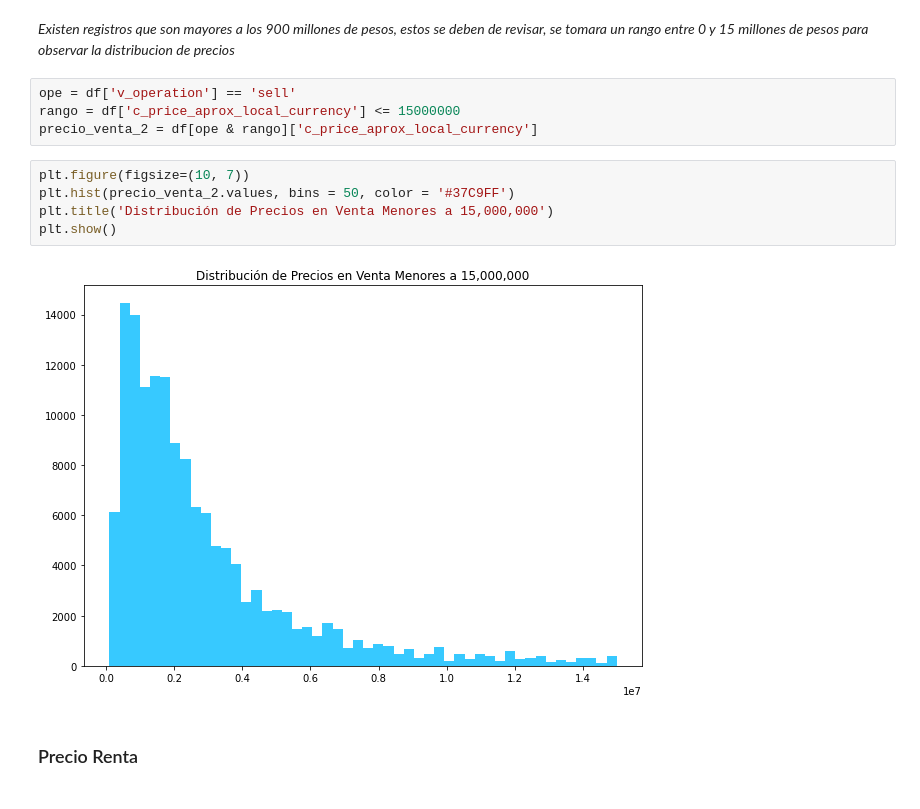
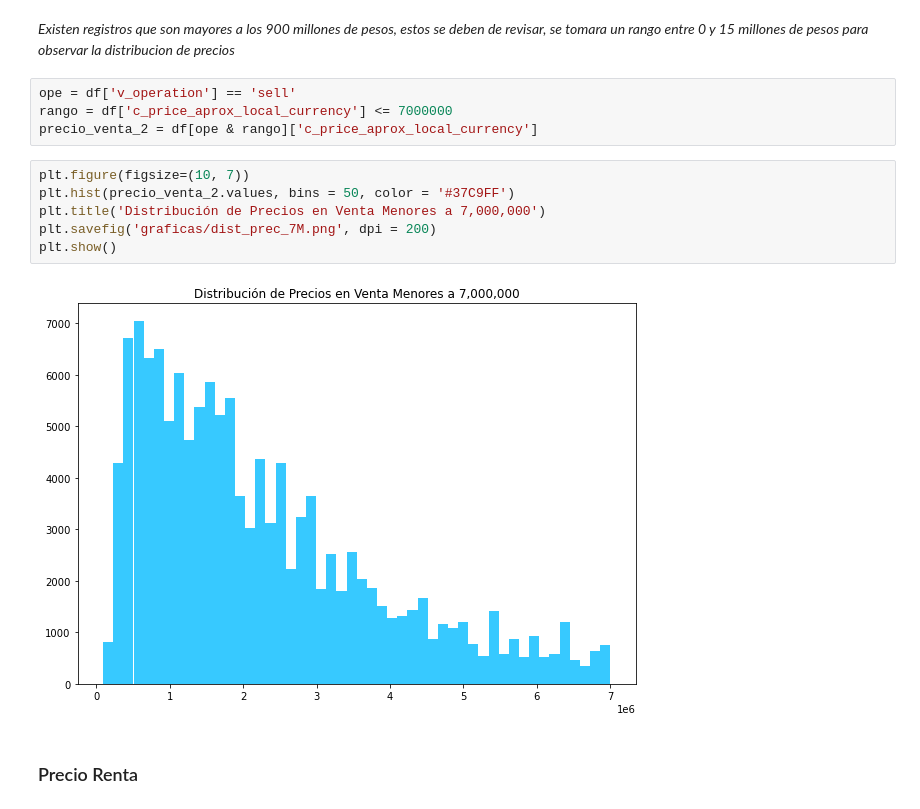
Before and after one commit to edco17/Real_Estate_Mexico, a Jupyter notebook: proyecto_final_Edgar_Cardoso.ipynb, the cells around one changed output. Cells and saved outputs as stored; diff of their text form.

```diff
--- a/proyecto_final_Edgar_Cardoso.ipynb
+++ b/proyecto_final_Edgar_Cardoso.ipynb
@@ -452,15 +457,16 @@ plt.show()
 _Existen registros que son mayores a los 900 millones de pesos, estos se deben de revisar, se tomara un rango entre 0 y 15 millones de pesos para observar la distribucion de precios_
 # %%
 ope = df['v_operation'] == 'sell'
-rango = df['c_price_aprox_local_currency'] <= 15000000
+rango = df['c_price_aprox_local_currency'] <= 7000000
 precio_venta_2 = df[ope & rango]['c_price_aprox_local_currency']
 # %%
 plt.figure(figsize=(10, 7))
 plt.hist(precio_venta_2.values, bins = 50, color = '#37C9FF')
-plt.title('Distribución de Precios en Venta Menores a 15,000,000')
+plt.title('Distribución de Precios en Venta Menores a 7,000,000')
+plt.savefig('graficas/dist_prec_7M.png', dpi = 200)
 plt.show()
 # %% [output]
-[figure, old version]
+[figure, new version]
 # %% [markdown]
 ### Precio Renta
 # %%
```
Also changed, not shown: parts of 19 cells of this notebook.
